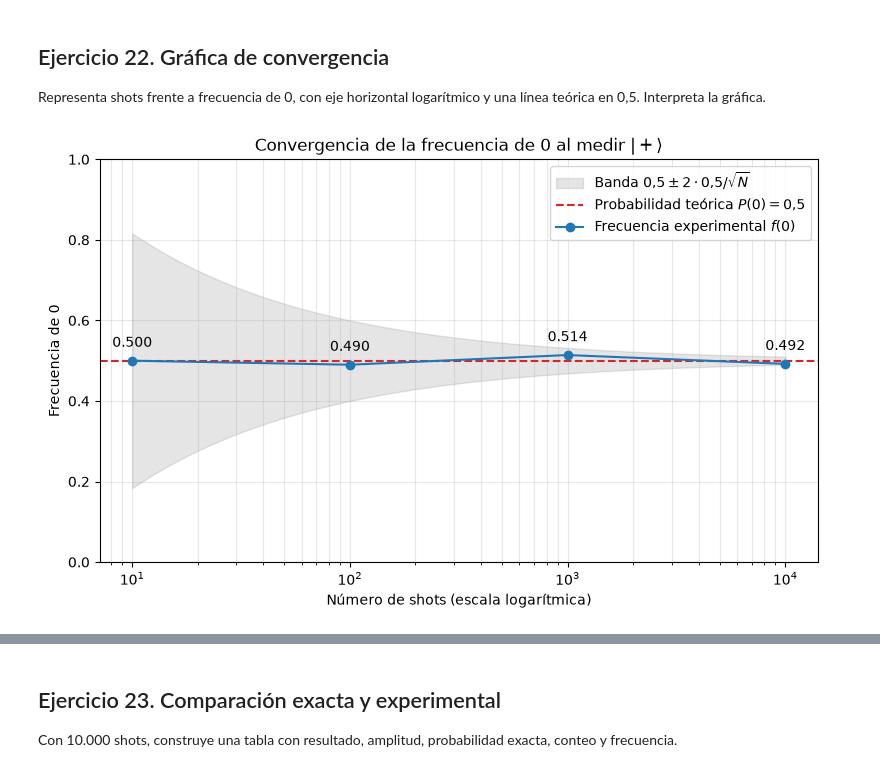
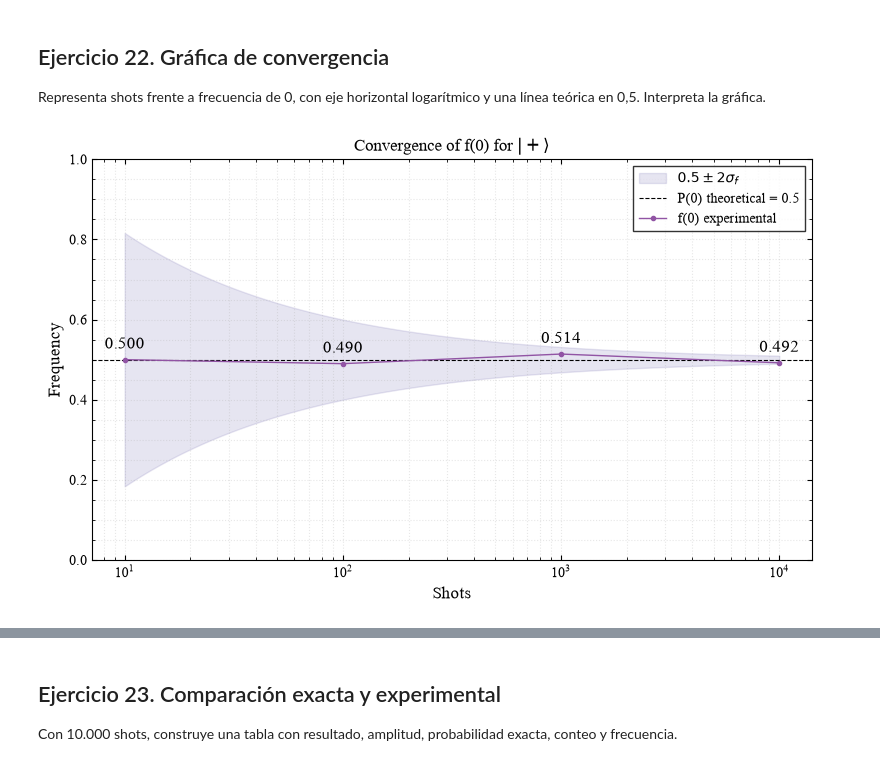
Before and after one commit to SashVqz/cocu, a Jupyter notebook: tema2/practica01.ipynb, the cells around one changed output, grey strips where cells are left out. Drawn from its saved outputs; the diff is of its cells as text; code cells hidden in the pictures.

```diff
--- a/tema2/practica01.ipynb
+++ b/tema2/practica01.ipynb
@@ -919,0 +887,13 @@ for fila in resultados_deterministas:
+# %%
+shotsList = [10, 100, 1_000, 10_000]
+deterministicResults = []
+
+print(f"{'shots':>6} | {'counts':<14} | {'N(0)':>5} {'N(1)':>6} | {'f(0)':>5} {'f(1)':>5} | total ok")
+print("-" * 65)
+
+for s in shotsList:
+    counts = simulator.run(transpiled1, shots=s, seed_simulator=SEED).result().get_counts()
+    n0 = counts.get("0", 0)
+    n1 = counts.get("1", 0)
+    deterministicResults.append({"shots": s, "counts": counts, "N0": n0, "N1": n1, "f0": n0 / s, "f1": n1 / s})
+    print(f"{s:>6} | {str(counts):<14} | {n0:>5} {n1:>6} | {n0 / s:>5.2f} {n1 / s:>5.2f} | {n0 + n1 == s}")
@@ -1299,34 +1218,28 @@ meas: 1/═════════╩═
 
 Representa shots frente a frecuencia de 0, con eje horizontal logarítmico y una línea teórica en 0,5. Interpreta la gráfica.
 # %%
-# Extraer los datos del ejercicio 21
-shots_grafica = np.array([fila["shots"] for fila in resultados_superposicion])
-frecuencias_0 = np.array([fila["frecuencia_0"] for fila in resultados_superposicion])
+shotsPlot = np.array([r["shots"] for r in superpositionResults], dtype=float)
+f0List = [r["f0"] for r in superpositionResults]
 
-# Banda de ±2 errores típicos alrededor del valor teórico
-shots_continuos = np.logspace(np.log10(shots_grafica.min()), np.log10(shots_grafica.max()), 200)
-error_tipico = 0.5 / np.sqrt(shots_continuos)
+shotsSmooth = np.logspace(1, 4, 200)
+sigmaSmooth = 0.5 / np.sqrt(shotsSmooth)
 
 fig, ax = plt.subplots(figsize=(8, 5))
+ax.fill_between(shotsSmooth, 0.5 - 2 * sigmaSmooth, 0.5 + 2 * sigmaSmooth, color=COLOR_TARGET, alpha=0.15, label=r"$0.5 \pm 2\sigma_f$")
+ax.axhline(0.5, color="black", linestyle="--", linewidth=0.8, label="P(0) theoretical = 0.5")
+ax.plot(shotsPlot, f0List, "o-", color=COLOR_PRED, label="f(0) experimental")
 
-ax.fill_between(shots_continuos, 0.5 - 2 * error_tipico, 0.5 + 2 * error_tipico,
-                color="tab:gray", alpha=0.2, label=r"Banda $0{,}5 \pm 2 \cdot 0{,}5/\sqrt{N}$")
-ax.axhline(0.5, color="tab:red", linestyle="--", label="Probabilidad teórica $P(0) = 0{,}5$")
-ax.plot(shots_grafica, frecuencias_0, marker="o", color="tab:blue", label="Frecuencia experimental $f(0)$")
-
-# Valor de cada punto
-for n, f in zip(shots_grafica, frecuencias_0):
-    ax.annotate(f"{f:.3f}", (n, f), textcoords="offset points", xytext=(0, 10), ha="center")
+for n, f in zip(shotsPlot, f0List):
+    ax.annotate(f"{f:.3f}", (n, f), textcoords="offset points", xytext=(0, 8), ha="center")
 
 ax.set_xscale("log")
-ax.set_xlabel("Número de shots (escala logarítmica)")
-ax.set_ylabel("Frecuencia de 0")
-ax.set_title("Convergencia de la frecuencia de 0 al medir $|+\\rangle$")
 ax.set_ylim(0, 1)
-ax.grid(True, which="both", alpha=0.3)
-ax.legend()
-
+ax.set_xlabel("Shots")
+ax.set_ylabel("Frequency")
+ax.set_title(r"Convergence of f(0) for $|+\rangle$")
+ax.legend(loc="best")
+ax.grid(True, which="both", linestyle=":", alpha=0.3)
 plt.tight_layout()
 plt.show()
 # %% [output]
-[figure, old version]
+[figure, new version]
```
Also changed, not shown: parts of 92 cells of this notebook, 4 other files.
